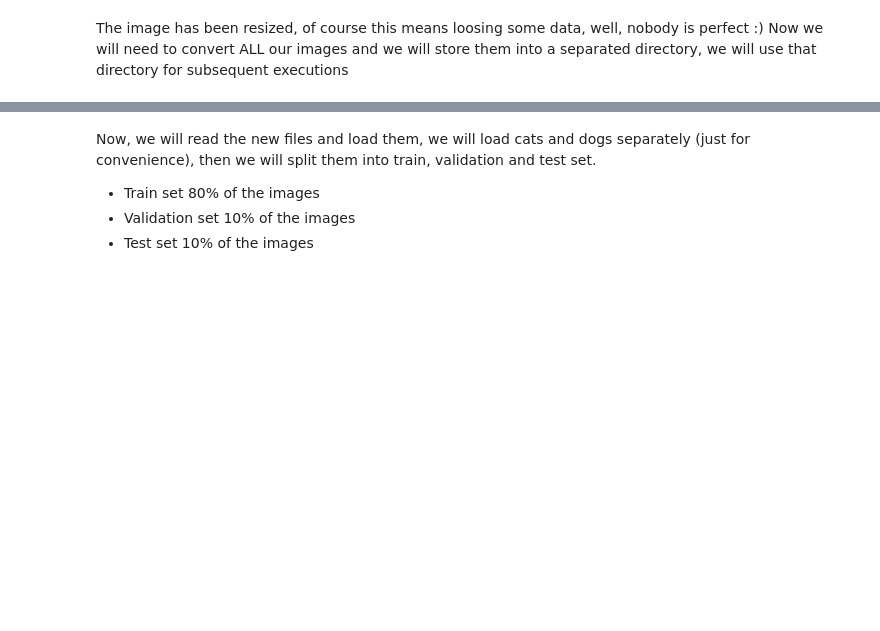
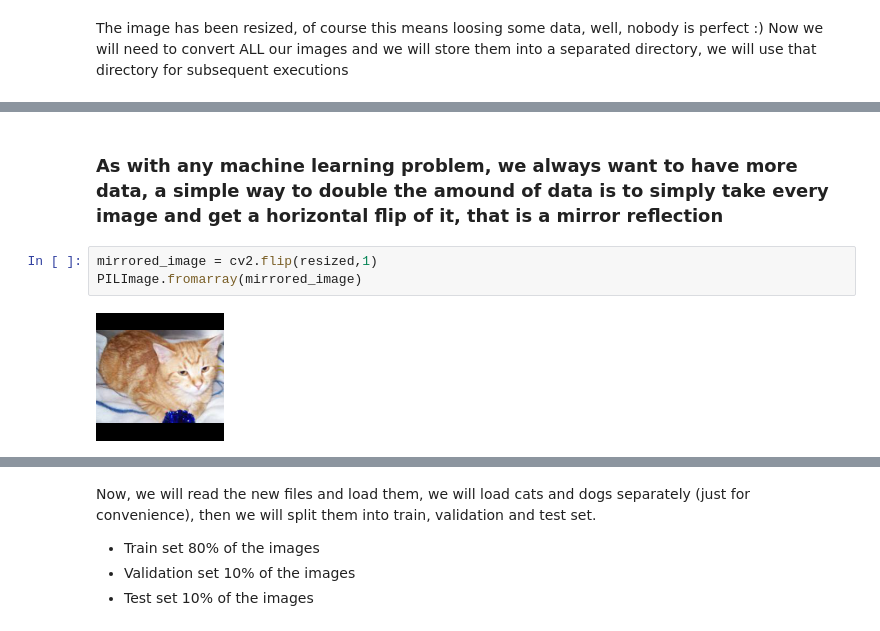
Before and after one commit to moriano/loco-learning, a Jupyter notebook: cats-vs-dogs/cats-vs-dogs.ipynb, the cells around one changed output, grey strips where cells are left out. Drawn from its saved outputs; the diff is of its cells as text; blank space fills up the shorter version.

```diff
--- a/cats-vs-dogs/cats-vs-dogs.ipynb
+++ b/cats-vs-dogs/cats-vs-dogs.ipynb
@@ -181,0 +193,7 @@ if False:
+# %% [markdown]
+### As with any machine learning problem, we always want to have more data, a simple way to double the amound of data is to simply take every image and get a horizontal flip of it, that is a mirror reflection
+# %%
+mirrored_image = cv2.flip(resized,1)
+PILImage.fromarray(mirrored_image)
+# %% [output]
+[figure, added]
```
Also changed, not shown: parts of 37 cells of this notebook, 3 other files.
